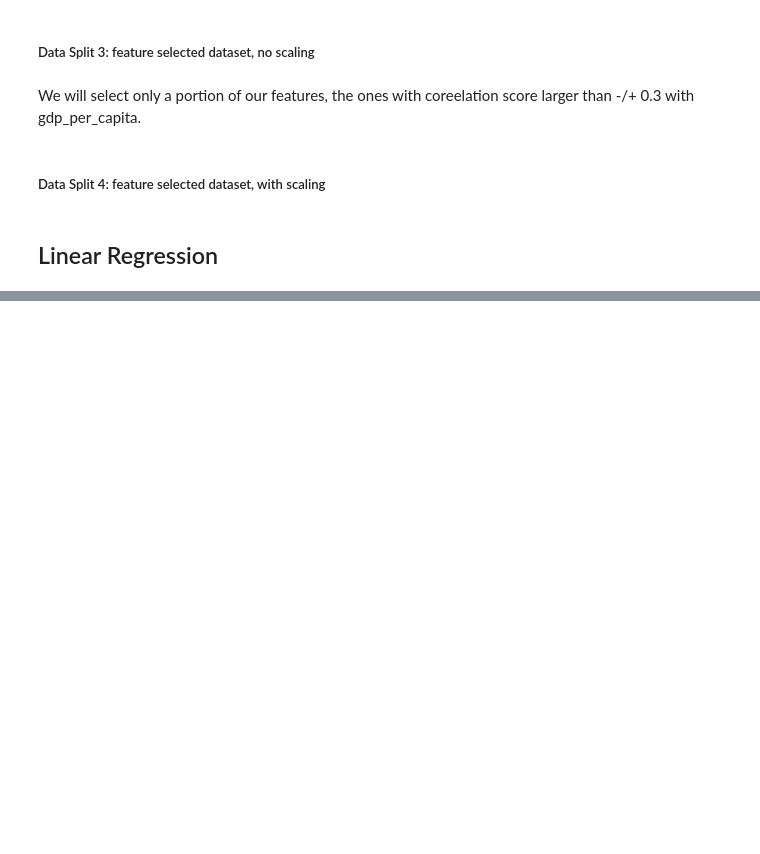
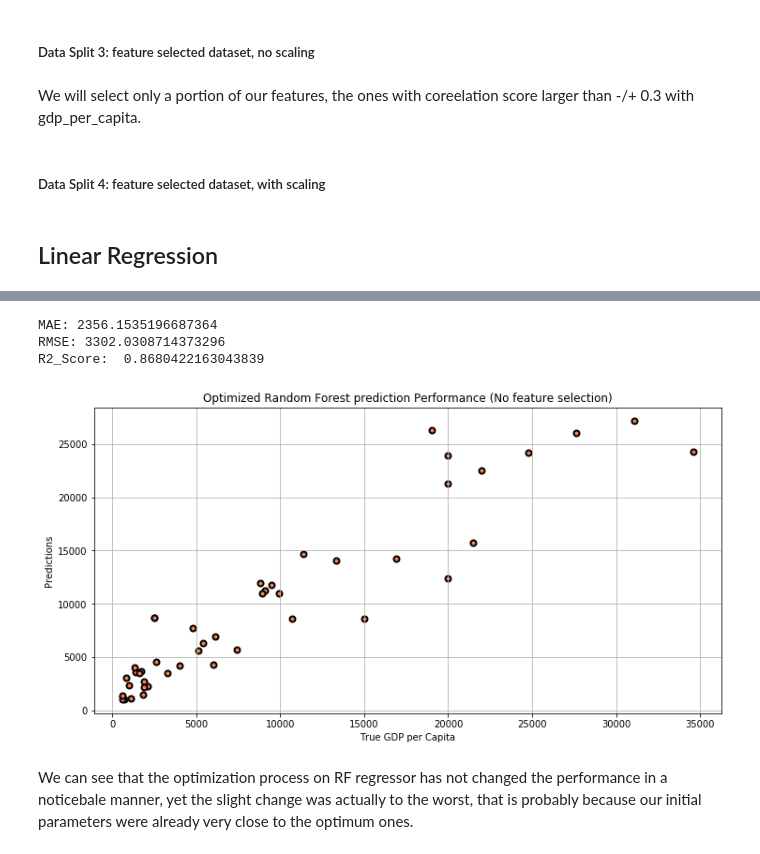
Before and after one commit to akshit4/Countries_GDP, a Jupyter notebook: Countries_GDP.ipynb, the cells around one changed output, grey strips where cells are left out. Drawn from its saved outputs; the diff is of its cells as text; code cells hidden in the pictures; blank space fills up the shorter version.

```diff
--- a/Countries_GDP.ipynb
+++ b/Countries_GDP.ipynb
@@ -478,0 +623,9 @@ y4_test = y3_test
+# %%
+rf_param_grid = {'max_features': ['sqrt', 'auto'],
+              'min_samples_leaf': [1, 3, 5],
+              'n_estimators': [100, 500, 1000],
+             'bootstrap': [False, True]}
+# %%
+rf_grid = GridSearchCV(estimator= RandomForestRegressor(), param_grid = rf_param_grid,  n_jobs=-1, verbose=0)
+# %%
+rf_grid.fit(X_train,y_train)
@@ -478,0 +670,20 @@ y4_test = y3_test
+# %%
+rf_grid_predictions = rf_grid.predict(X_test)
+# %%
+print('MAE:', metrics.mean_absolute_error(y_test, rf_grid_predictions))
+print('RMSE:', np.sqrt(metrics.mean_squared_error(y_test, rf_grid_predictions)))
+print('R2_Score: ', metrics.r2_score(y_test, rf_grid_predictions))
+fig = plt.figure(figsize=(12, 6))
+plt.scatter(y_test,rf_grid_predictions,color='coral', linewidths=2, edgecolors='k')
+plt.xlabel('True GDP per Capita')
+plt.ylabel('Predictions')
+plt.title('Optimized Random Forest prediction Performance (No feature selection)')
+plt.grid()
+plt.show()
+# %% [output]
+MAE: 2356.1535196687364
+RMSE: 3302.0308714373296
+R2_Score:  0.8680422163043839
+[figure, added]
+# %% [markdown]
+We can see that the optimization process on RF regressor has not changed the performance in a noticebale manner, yet the slight change was actually to the worst, that is probably because our initial parameters were already very close to the optimum ones.
```
Also changed, not shown: parts of 19 cells of this notebook.
